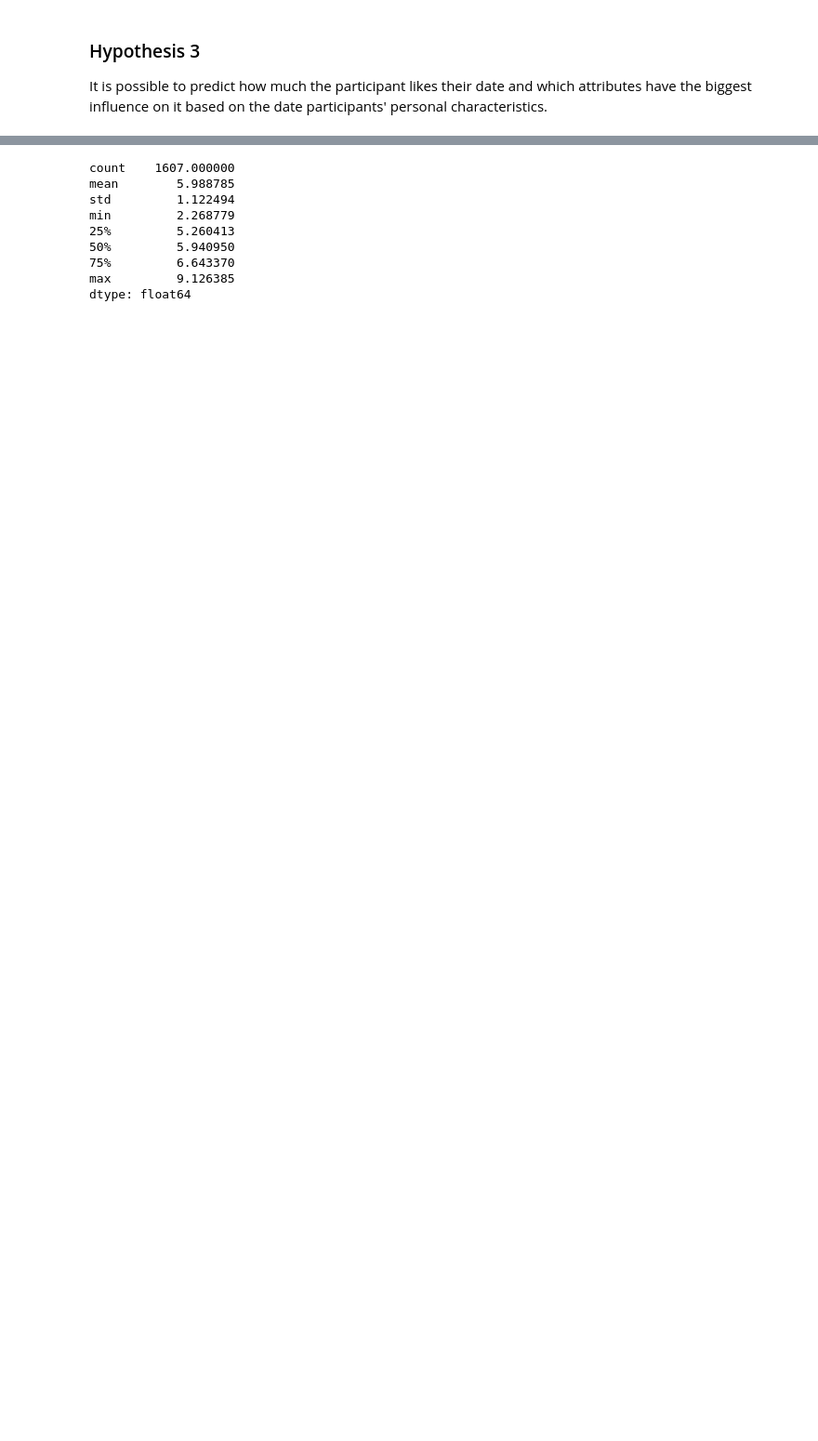
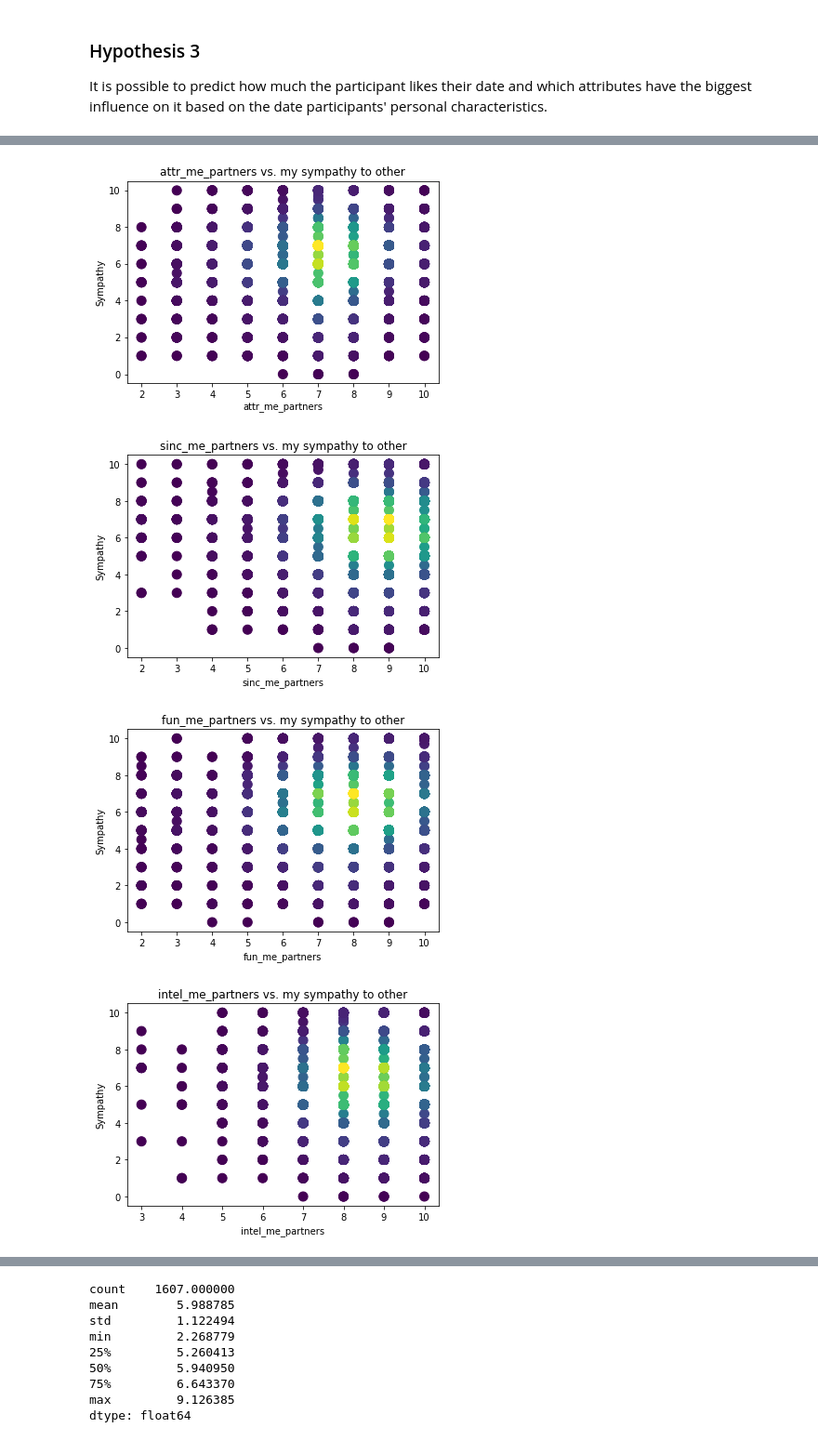
Before and after one commit to JozifekSVK/OZNAL, a Jupyter notebook: Hypothesis.ipynb, the cells around one changed output, grey strips where cells are left out. Shown at 93% size. Drawn from its saved outputs; the diff is of its cells as text; code cells hidden in the pictures; blank space fills up the shorter version.

```diff
--- a/Hypothesis.ipynb
+++ b/Hypothesis.ipynb
@@ -598,0 +613,19 @@ data_y = data_3['iid_like_pid']
+# %%
+for attr in ['attr_me_partners', 'sinc_me_partners', 'fun_me_partners', 'intel_me_partners', 'amb_me_partners']:
+    x = data_x[attr]
+    y = data_y
+
+    xy = np.vstack([x,y])
+    z = gaussian_kde(xy)(xy)
+
+    fig, ax = plt.subplots()
+    ax.scatter(x, y, c=z, s=100)
+    plt.title(attr + ' vs. my sympathy to other')
+    plt.xlabel(attr)
+    plt.ylabel('Sympathy')
+    plt.show()
+# %% [output]
+[figure, added]
+[figure, added]
+[figure, added]
+[figure, added]
```
Also changed, not shown: parts of 28 cells of this notebook, 1 other file.
